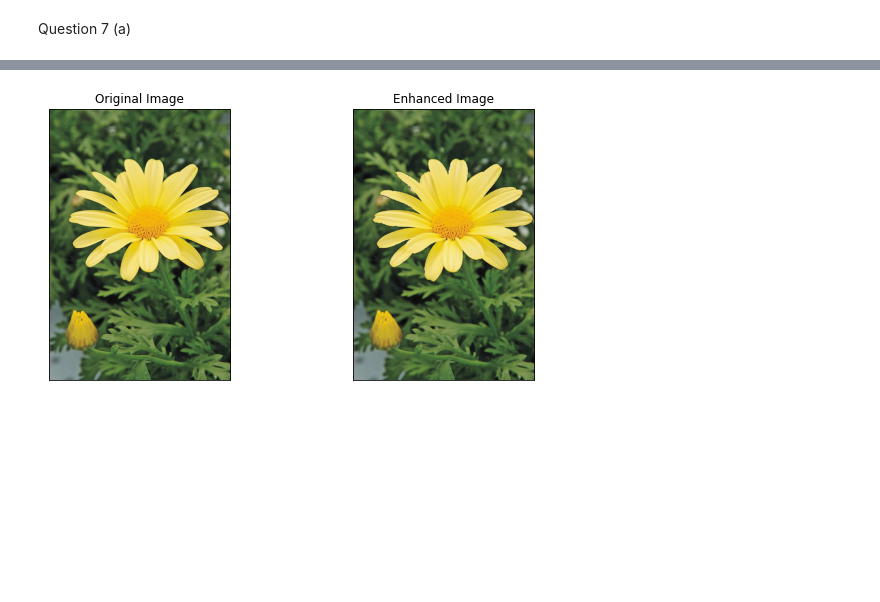
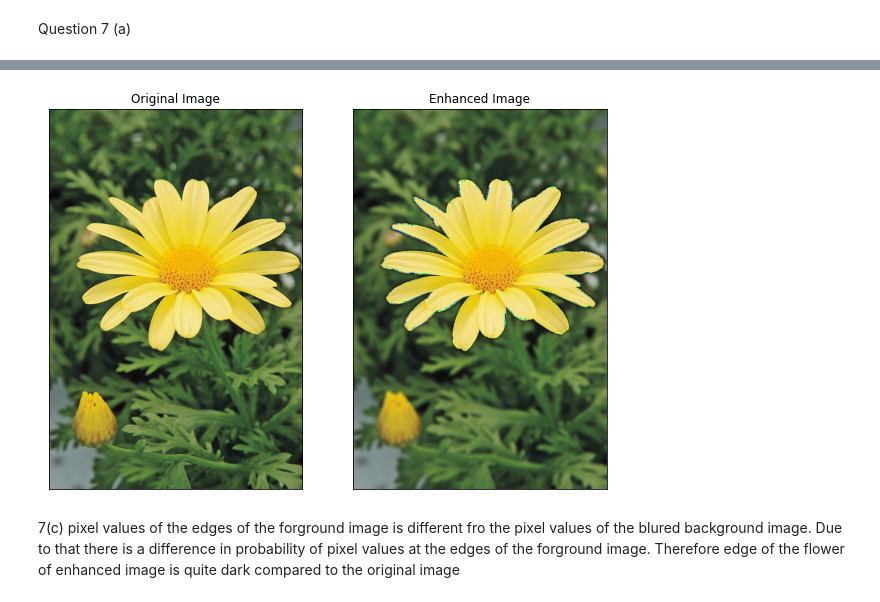
Before and after one commit to Dinuka-1999/Assignment, a Jupyter notebook: Assignment-1.ipynb, the cells around one changed output, grey strips where cells are left out. Cells and saved outputs as stored; diff of their text form; code cells hidden in the pictures; blank space fills up the shorter version.

```diff
--- a/Assignment-1.ipynb
+++ b/Assignment-1.ipynb
@@ -302,18 +349,21 @@ plt.show()
 # %%
-kernel_size=3
-sigma=3
+kernel_size=9
+sigma=9
 blurred_back=cv.GaussianBlur(backImage,(kernel_size,kernel_size),sigma)
 enhanced_img=output+blurred_back
-fig,axes=plt.subplots(1,2,figsize=(10,5))
+fig,axes=plt.subplots(1,2,figsize=(10,10))
 cv.imshow('Image',enhanced_img)
 cv.waitKey(0)
 cv.destroyAllWindows()
 axes[0].imshow(cv.cvtColor(image,cv.COLOR_BGR2RGB))
 axes[0].set_xticks([]),axes[0].set_yticks([])
 axes[0].set_title('Original Image')
 axes[1].imshow(cv.cvtColor(enhanced_img,cv.COLOR_BGR2RGB))
 axes[1].set_xticks([]),axes[1].set_yticks([])
 axes[1].set_title('Enhanced Image')
 plt.show()
 # %% [output]
-[figure, old version]
+[figure, new version]
+# %% [markdown]
+7(c)
+pixel values of the edges of the forground image is different fro the pixel values of the blured background image. Due to that there is a difference in probability of pixel values at the edges of the forground image. Therefore edge of the flower of enhanced image is quite dark compared to the original image
```
Also changed, not shown: parts of 12 cells of this notebook.
